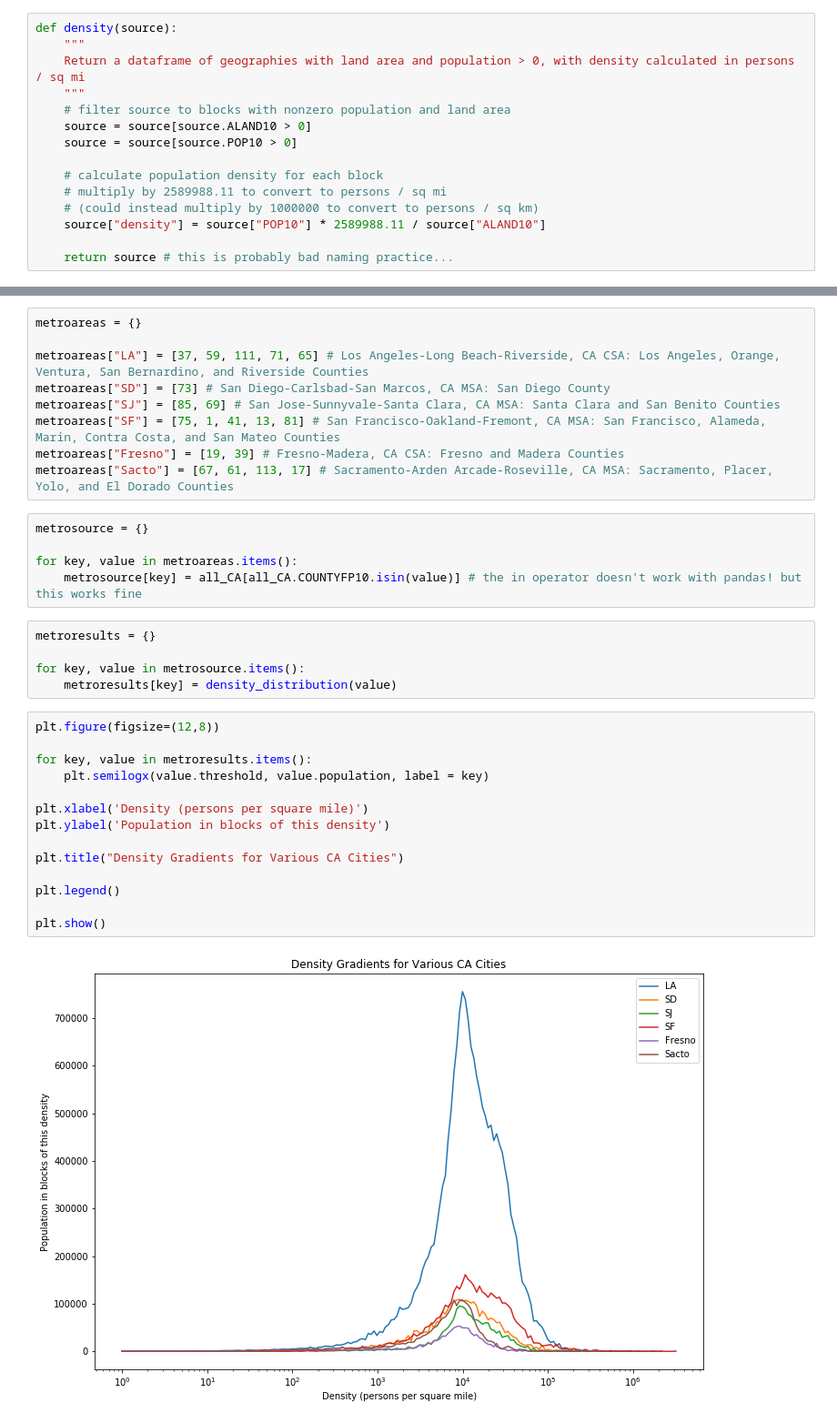
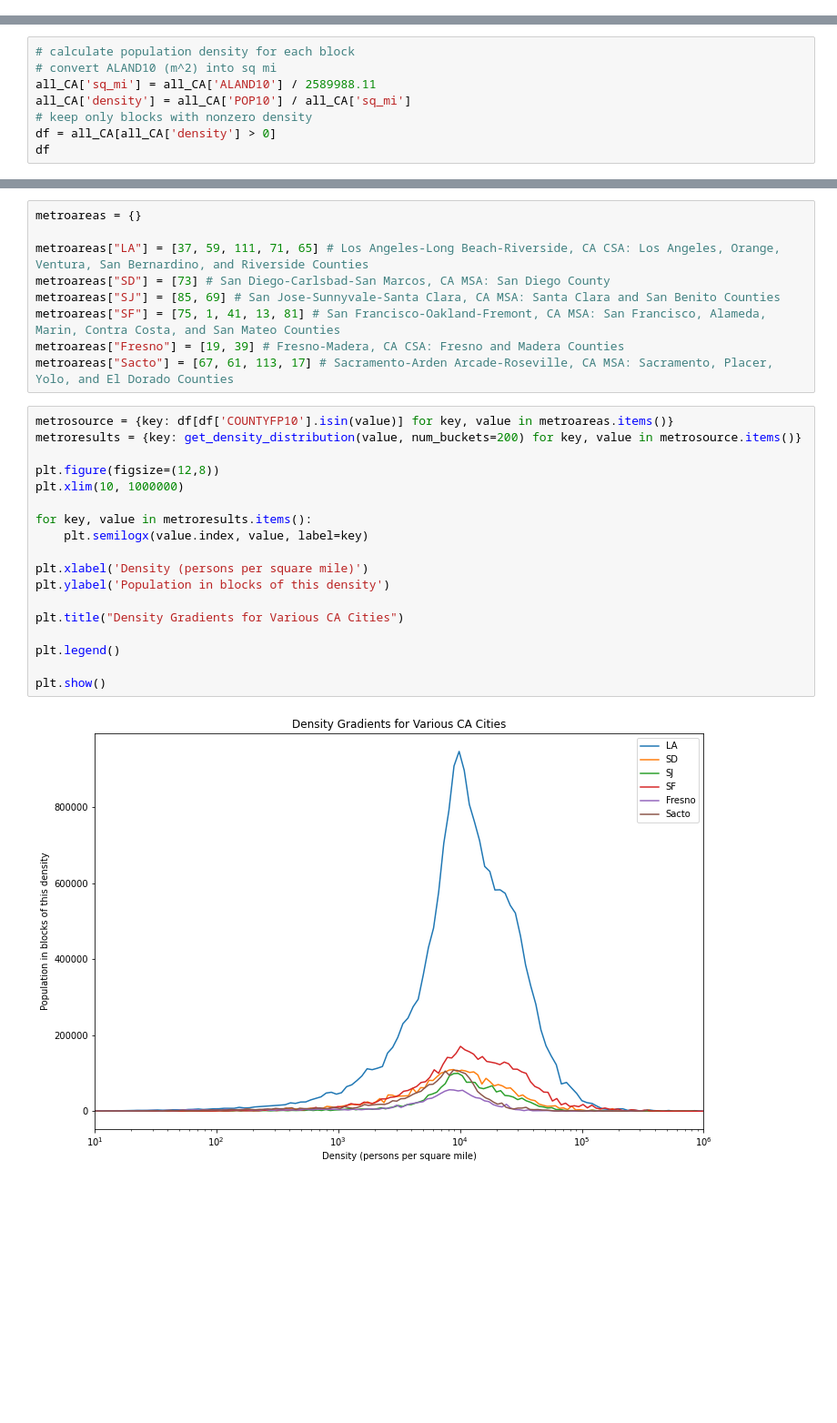
Before and after one commit to drewlevitt/density-gradient, a Jupyter notebook: Density Gradients.ipynb, the cells around one changed output, grey strips where cells are left out. Shown at 91% size. Cells and saved outputs as stored; diff of their text form; blank space fills up the shorter version.

```diff
--- a/Density Gradients.ipynb
+++ b/Density Gradients.ipynb
@@ -9,15 +6,0 @@ increment = 1.08 # determines width of buckets for density analysis
-# %%
-def density(source):
-    """
-    Return a dataframe of geographies with land area and population > 0, with density calculated in persons / sq mi
-    """
-    # filter source to blocks with nonzero population and land area
-    source = source[source.ALAND10 > 0]
-    source = source[source.POP10 > 0]
-
-    # calculate population density for each block
-    # multiply by 2589988.11 to convert to persons / sq mi
-    # (could instead multiply by 1000000 to convert to persons / sq km)
-    source["density"] = source["POP10"] * 2589988.11 / source["ALAND10"]
-
-    return source # this is probably bad naming practice...
@@ -61,0 +24,8 @@ all_CA = pd.read_csv("all_CA.csv")
+# %%
+# calculate population density for each block
+# convert ALAND10 (m^2) into sq mi
+all_CA['sq_mi'] = all_CA['ALAND10'] / 2589988.11
+all_CA['density'] = all_CA['POP10'] / all_CA['sq_mi']
+# keep only blocks with nonzero density
+df = all_CA[all_CA['density'] > 0]
+df
@@ -68,29 +91,23 @@ metroareas["SJ"] = [85, 69] # San Jose-Sunnyvale-Santa Clara, CA MSA: Santa Clar
 metroareas["SF"] = [75, 1, 41, 13, 81] # San Francisco-Oakland-Fremont, CA MSA: San Francisco, Alameda, Marin, Contra Costa, and San Mateo Counties
 metroareas["Fresno"] = [19, 39] # Fresno-Madera, CA CSA: Fresno and Madera Counties
 metroareas["Sacto"] = [67, 61, 113, 17] # Sacramento-Arden Arcade-Roseville, CA MSA: Sacramento, Placer, Yolo, and El Dorado Counties
-# %%
-metrosource = {}
-
-for key, value in metroareas.items():
-    metrosource[key] = all_CA[all_CA.COUNTYFP10.isin(value)] # the in operator doesn't work with pandas! but this works fine
-# %%
-metroresults = {}
-
-for key, value in metrosource.items():
-    metroresults[key] = density_distribution(value)
 # %%
+metrosource = {key: df[df['COUNTYFP10'].isin(value)] for key, value in metroareas.items()}
+metroresults = {key: get_density_distribution(value, num_buckets=200) for key, value in metrosource.items()}
+
 plt.figure(figsize=(12,8))
+plt.xlim(10, 1000000)
 
 for key, value in metroresults.items():
-    plt.semilogx(value.threshold, value.population, label = key)
+    plt.semilogx(value.index, value, label=key)
 
 plt.xlabel('Density (persons per square mile)')
 plt.ylabel('Population in blocks of this density')
 
 plt.title("Density Gradients for Various CA Cities")
 
 plt.legend()
 
 plt.show()
 # %% [output]
-[figure, old version]
+[figure, new version]
```
Also changed, not shown: parts of 10 cells of this notebook.
